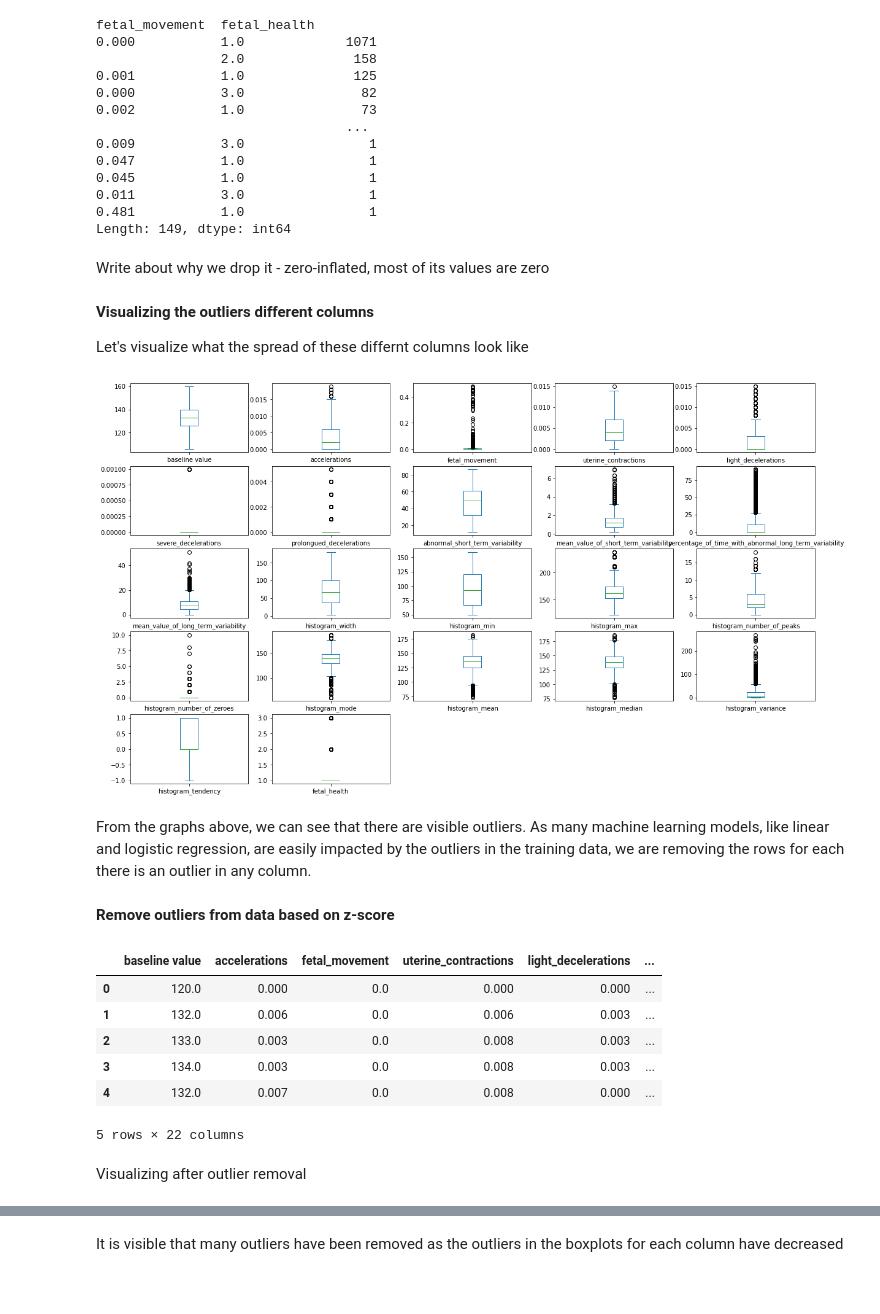
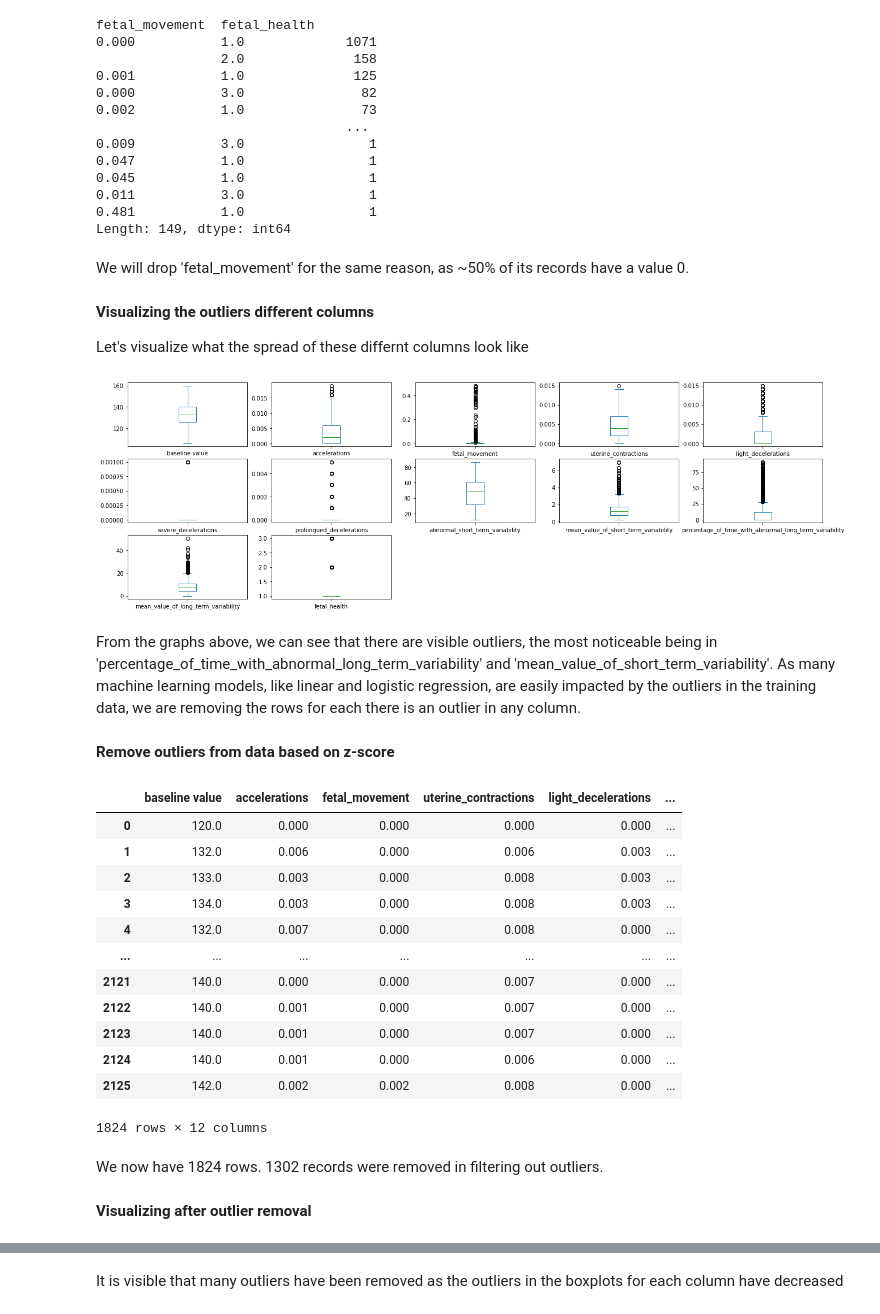
Before and after one commit to vedasingireddy/cmsc320, a Jupyter notebook: fetalhealth.ipynb, the cells around one changed output, grey strips where cells are left out. Cells and saved outputs as stored; diff of their text form; code cells hidden in the pictures; blank space fills up the shorter version.

Commit message:
added prose and data cleaning
violin plots, column descriptions,  drop histogram & zero-inflated columns.

prose word count: 1,120

```diff
--- a/fetalhealth.ipynb
+++ b/fetalhealth.ipynb
@@ -49,0 +54,4 @@ data.head()
+# %%
+data = data.drop(['histogram_width', 'histogram_min', 'histogram_max', 'histogram_number_of_peaks', 'histogram_number_of_zeroes',
+                  'histogram_mode', 'histogram_mean', 'histogram_median', 'histogram_variance', 'histogram_tendency'], axis=1)
+data
@@ -202,32 +246,40 @@ fetal_movement  fetal_health
 0.011           3.0                1
 0.481           1.0                1
 Length: 149, dtype: int64
-# %% [markdown]
-Write about why we drop it - zero-inflated, most of its values are zero
+# %% [markdown]
+We will drop 'fetal_movement' for the same reason, as ~50% of its records have a value 0.
 # %% [markdown]
 **Visualizing the outliers different columns**
 
 Let's visualize what the spread of these differnt columns look like
 # %%
-data.plot(kind = "box" , subplots = True , layout= (5,5), figsize =(20,12) )
+data.plot(kind = "box" , subplots = True , layout= (5,5), figsize =(22,12) )
 plt.show()
 # %% [output]
-[figure, old version]
+[figure, new version]
 # %% [markdown]
-From the graphs above, we can see that there are visible outliers. As many machine learning models, like linear and logistic regression, are easily impacted by the outliers in the training data, we are removing the rows for each there is an outlier in any column.
+From the graphs above, we can see that there are visible outliers, the most noticeable being in 'percentage_of_time_with_abnormal_long_term_variability' and 'mean_value_of_short_term_variability'. As many machine learning models, like linear and logistic regression, are easily impacted by the outliers in the training data, we are removing the rows for each there is an outlier in any column.
 # %% [markdown]
 **Remove outliers from data based on z-score**
 # %%
 data = data[(np.abs(stats.zscore(data)) < 3).all(axis=1)]
-data.head()
+data
 # %% [output]
 |  | baseline value | accelerations | fetal_movement | uterine_contractions | light_decelerations | ... |
-| 0 | 120.0 | 0.000 | 0.0 | 0.000 | 0.000 | ... |
-| 1 | 132.0 | 0.006 | 0.0 | 0.006 | 0.003 | ... |
-| 2 | 133.0 | 0.003 | 0.0 | 0.008 | 0.003 | ... |
-| 3 | 134.0 | 0.003 | 0.0 | 0.008 | 0.003 | ... |
-| 4 | 132.0 | 0.007 | 0.0 | 0.008 | 0.000 | ... |
+| 0 | 120.0 | 0.000 | 0.000 | 0.000 | 0.000 | ... |
+| 1 | 132.0 | 0.006 | 0.000 | 0.006 | 0.003 | ... |
+| 2 | 133.0 | 0.003 | 0.000 | 0.008 | 0.003 | ... |
+| 3 | 134.0 | 0.003 | 0.000 | 0.008 | 0.003 | ... |
+| 4 | 132.0 | 0.007 | 0.000 | 0.008 | 0.000 | ... |
+| ... | ... | ... | ... | ... | ... | ... |
+| 2121 | 140.0 | 0.000 | 0.000 | 0.007 | 0.000 | ... |
+| 2122 | 140.0 | 0.001 | 0.000 | 0.007 | 0.000 | ... |
+| 2123 | 140.0 | 0.001 | 0.000 | 0.007 | 0.000 | ... |
+| 2124 | 140.0 | 0.001 | 0.000 | 0.006 | 0.000 | ... |
+| 2125 | 142.0 | 0.002 | 0.002 | 0.008 | 0.000 | ... |
-5 rows × 22 columns
+1824 rows × 12 columns
+# %% [markdown]
+We now have 1824 rows. 1302 records were removed in filtering out outliers.
 # %% [markdown]
-Visualizing after outlier removal
+**Visualizing after outlier removal**
 # %%
```
Also changed, not shown: parts of 46 cells of this notebook.
